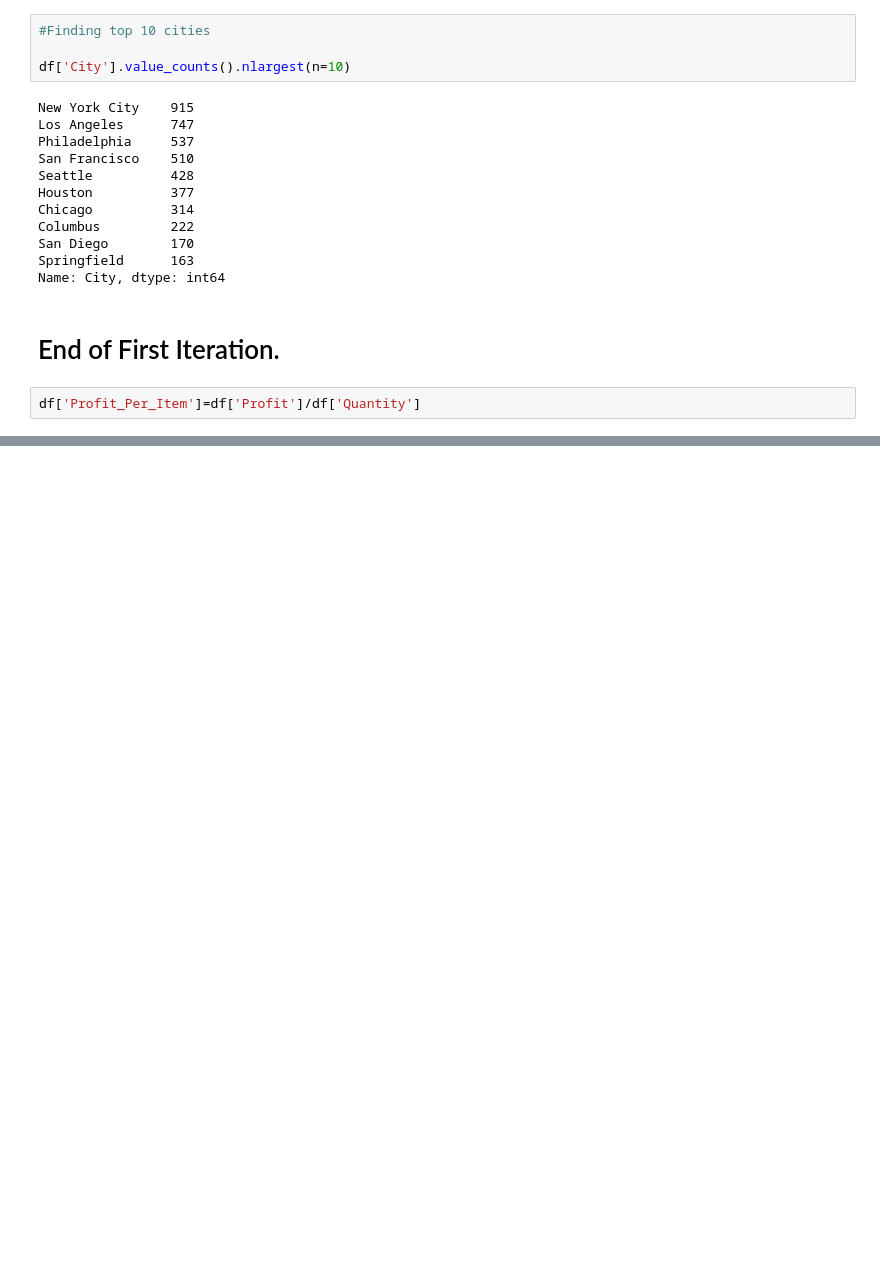
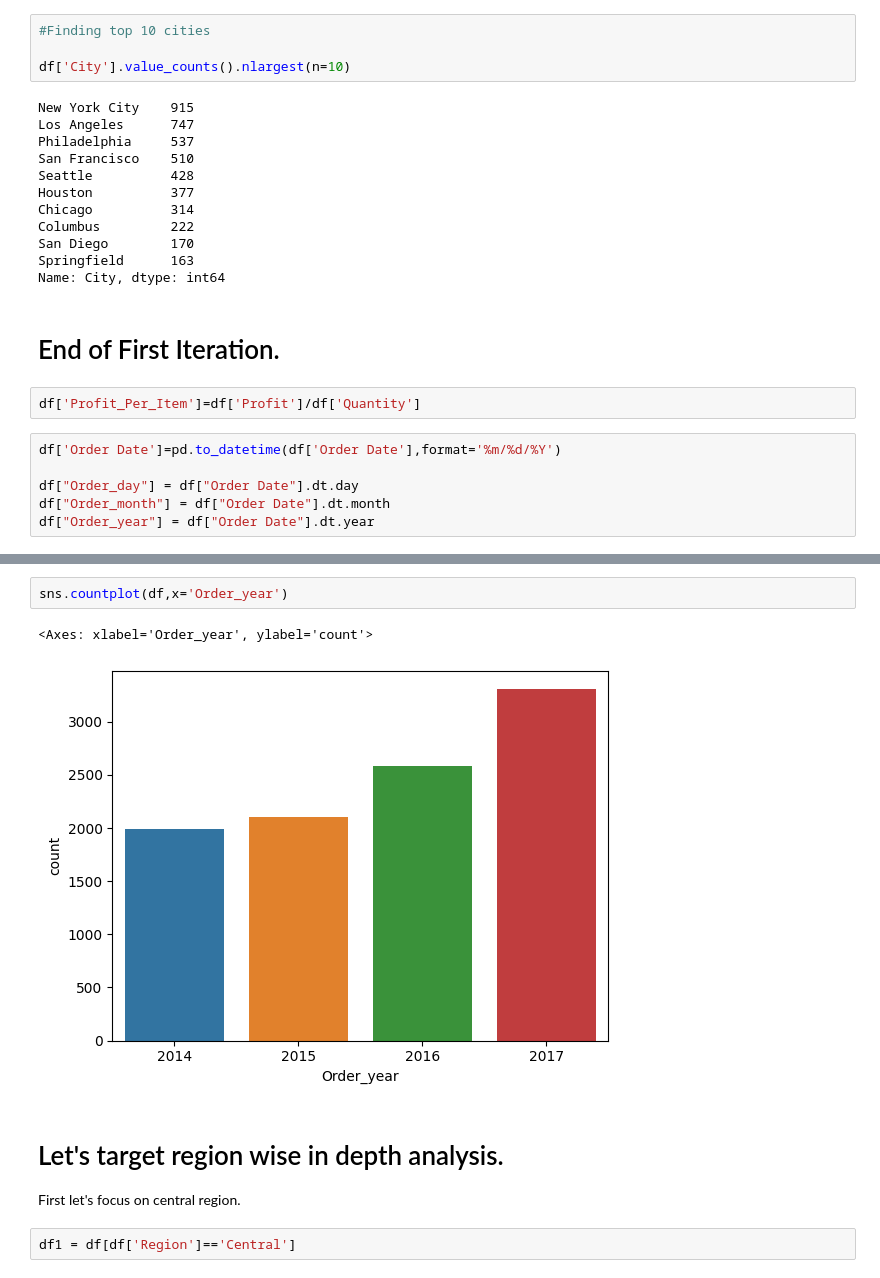
Before and after one commit to Naaahush/VsCode, a Jupyter notebook: Day 5.ipynb, the cells around one changed output, grey strips where cells are left out. Cells and saved outputs as stored; diff of their text form; blank space fills up the shorter version.

```diff
--- a/Day 5.ipynb
+++ b/Day 5.ipynb
@@ -257,3 +257,9 @@ Name: City, dtype: int64
 # End of First Iteration.
 # %%
 df['Profit_Per_Item']=df['Profit']/df['Quantity']
+# %%
+df['Order Date']=pd.to_datetime(df['Order Date'],format='%m/%d/%Y')
+
+df["Order_day"] = df["Order Date"].dt.day
+df["Order_month"] = df["Order Date"].dt.month
+df["Order_year"] = df["Order Date"].dt.year
@@ -259,0 +276,11 @@ df['Profit_Per_Item']=df['Profit']/df['Quantity']
+# %%
+sns.countplot(df,x='Order_year')
+# %% [output]
+<Axes: xlabel='Order_year', ylabel='count'>
+[figure, added]
+# %% [markdown]
+# Let's target region wise in depth analysis.
+
+First let's focus on central region.
+# %%
+df1 = df[df['Region']=='Central']
```
Also changed, not shown: parts of 14 cells of this notebook.
